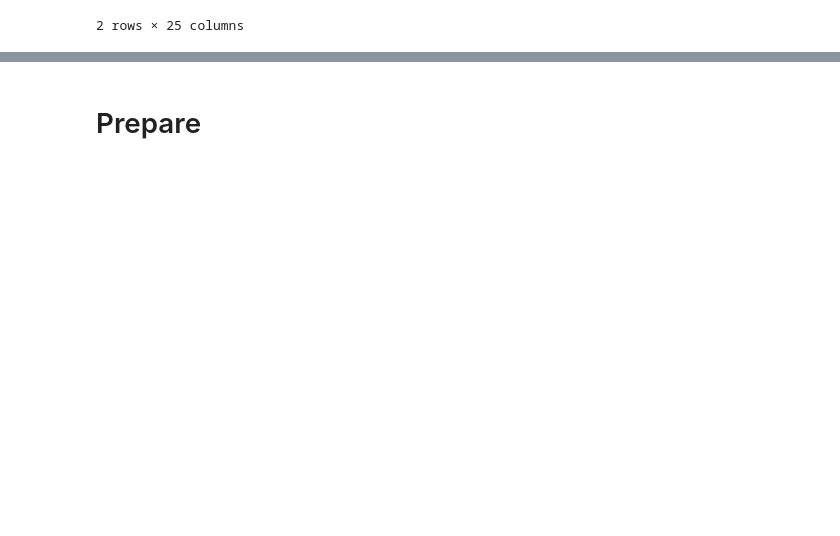
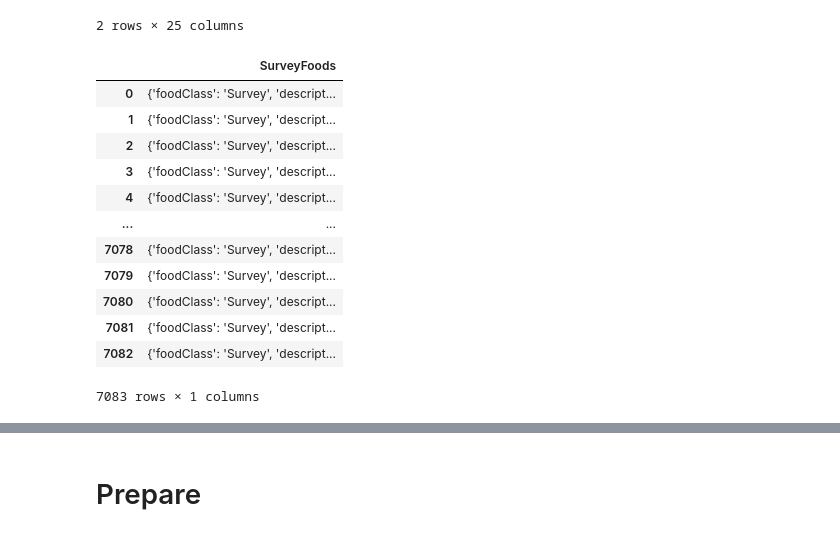
Before and after one commit to Jason-R-Turner/food-nutrient-clustering-project, a Jupyter notebook: wrangle_draft.ipynb, the cells around one changed output, grey strips where cells are left out. Cells and saved outputs as stored; diff of their text form; code cells hidden in the pictures; blank space fills up the shorter version.

```diff
--- a/wrangle.ipynb
+++ b/wrangle_draft.ipynb
@@ -131,0 +113,19 @@ for page in page_range:
+# %%
+# Use pandas.DataFrame.from_dict() to Convert JSON to DataFrame
+df2 = pd.DataFrame.from_dict(data)
+
+df2
+# %% [output]
+|  | SurveyFoods |
+| 0 | {'foodClass': 'Survey', 'descript... |
+| 1 | {'foodClass': 'Survey', 'descript... |
+| 2 | {'foodClass': 'Survey', 'descript... |
+| 3 | {'foodClass': 'Survey', 'descript... |
+| 4 | {'foodClass': 'Survey', 'descript... |
+| ... | ... |
+| 7078 | {'foodClass': 'Survey', 'descript... |
+| 7079 | {'foodClass': 'Survey', 'descript... |
+| 7080 | {'foodClass': 'Survey', 'descript... |
+| 7081 | {'foodClass': 'Survey', 'descript... |
+| 7082 | {'foodClass': 'Survey', 'descript... |
+7083 rows × 1 columns
```
Also changed, not shown: parts of 8 cells of this notebook, 3 other files.
